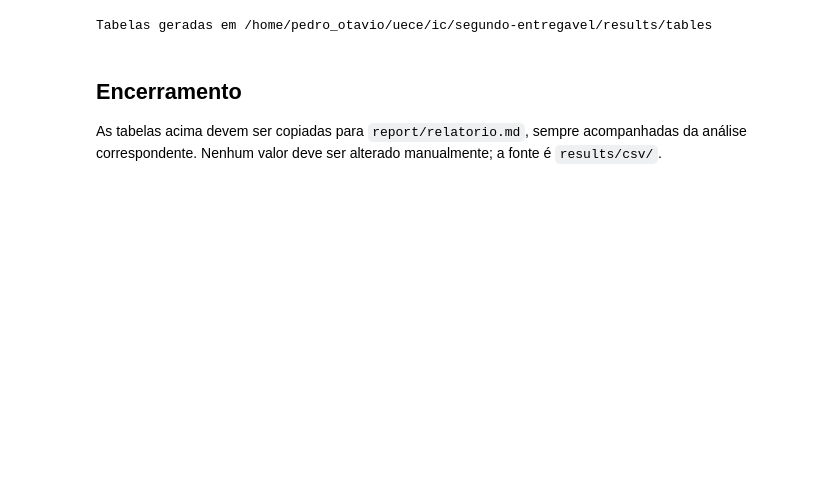
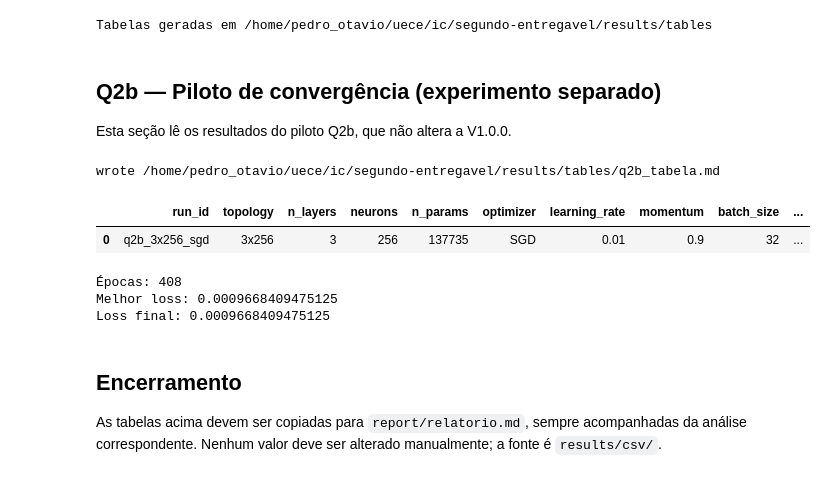
Before and after one commit to PedroOtavio21/projeto-ic-mpl-backpropagation, a Jupyter notebook: notebooks/02_analise_resultados.ipynb, the cells around one changed output. Cells and saved outputs as stored; diff of their text form; code cells hidden in the pictures; blank space fills up the shorter version.

Commit message:
feat(q2b): executa piloto de convergência em 500 épocas

```diff
--- a/notebooks/02_analise_resultados.ipynb
+++ b/notebooks/02_analise_resultados.ipynb
@@ -292,6 +292,30 @@ wrote /home/pedro_otavio/uece/ic/segundo-entregavel/results/tables/winners_tabel
 | 7 | Q6 | q6_q3_l1_n100_s42 | layers=1; neurons=100; lr=0.01; m... | macro_f1_test | 0.94022 | weighted_f1_test=0.9280 |
 | 8 | Q7 | q6_q3_l1_n100_s42 | k=5; desenvolvimento 70% | macro_f1_val_mean | 0.94535 | variance=0.000024; std=0.004933 |
 Tabelas geradas em /home/pedro_otavio/uece/ic/segundo-entregavel/results/tables
+# %% [markdown]
+## Q2b — Piloto de convergência (experimento separado)
+
+Esta seção lê os resultados do piloto Q2b, que não altera a V1.0.0.
+# %%
+q2b_runs_path = PROJECT_ROOT / "results" / "experiments" / "q2b_500ep" / "csv" / "q2b_runs.csv"
+q2b_hist_path = PROJECT_ROOT / "results" / "experiments" / "q2b_500ep" / "csv" / "q2b_history.csv"
+if q2b_runs_path.exists():
+    q2b_runs = pd.read_csv(q2b_runs_path)
+    save_table(q2b_runs, "q2b_tabela.md", floatfmt=".6f")
+    display(q2b_runs.round(6))
+    q2b_hist = pd.read_csv(q2b_hist_path)
+    print("Épocas:", len(q2b_hist))
+    print("Melhor loss:", q2b_hist["loss"].min())
+    print("Loss final:", q2b_hist["loss"].iloc[-1])
+else:
+    print("Q2b ainda não executado; rode a seção Q2b em 01_experimentos.ipynb.")
+# %% [output]
+wrote /home/pedro_otavio/uece/ic/segundo-entregavel/results/tables/q2b_tabela.md
+|  | run_id | topology | n_layers | neurons | n_params | optimizer | learning_rate | momentum | batch_size | ... |
+| 0 | q2b_3x256_sgd | 3x256 | 3 | 256 | 137735 | SGD | 0.01 | 0.9 | 32 | ... |
+Épocas: 408
+Melhor loss: 0.0009668409475125
+Loss final: 0.0009668409475125
 # %% [markdown]
 ## Encerramento
 
```
Also changed, not shown: 7 other files.
